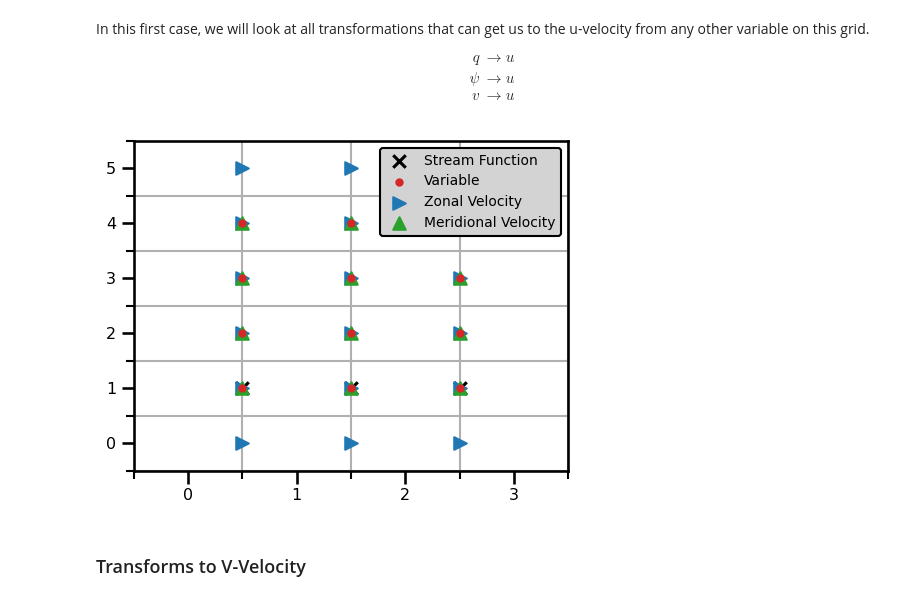
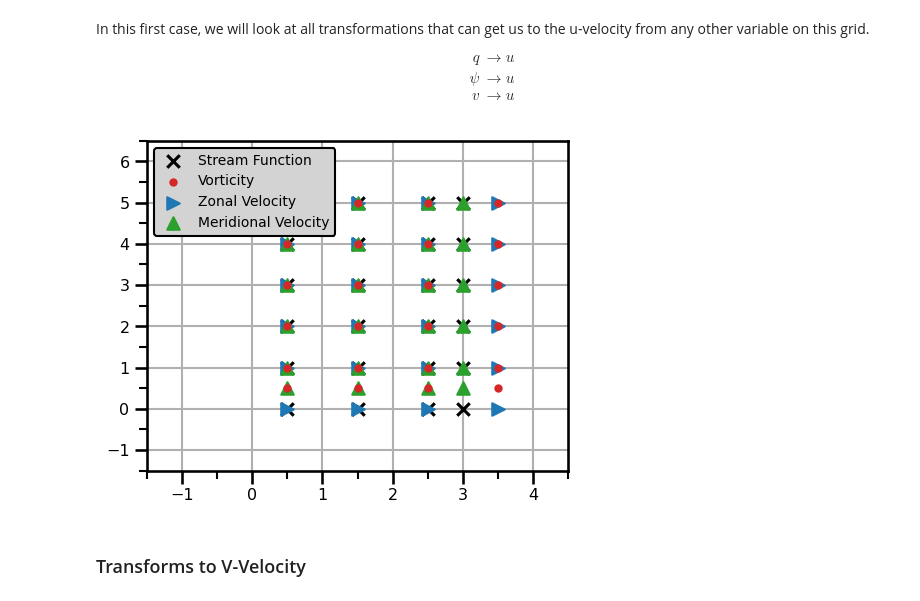
Before and after one commit to jejjohnson/jaxsw, a Jupyter notebook: jbook/content/geometry/staggering.ipynb, the cells around one changed output. Cells and saved outputs as stored; diff of their text form; code cells hidden in the pictures.

```diff
--- a/jbook/content/geometry/staggering.ipynb
+++ b/jbook/content/geometry/staggering.ipynb
@@ -419,56 +436,63 @@ q_on_u_y = C_grid.face_to_edge_tb_2D(q_field[..., 1])
+# %%
+psi_x_on_u = F_grid.grid_operator(psi_x, ("right", None))
+psi_y_on_u = F_grid.grid_operator(psi_y, ("right", None))
+
+v_x_on_u = F_grid.grid_operator(v_x, ("right", "left"))
+v_y_on_u = F_grid.grid_operator(v_y, ("right", "left"))
+
+q_x_on_u = F_grid.grid_operator(q_x, (None, "left"))
+q_y_on_u = F_grid.grid_operator(q_y, (None, "left"))
 # %%
 fig, ax = plt.subplots(figsize=(5, 4))
 
-
 ax.scatter(
-    psi_on_u_x[..., 0].ravel(),
-    psi_on_u_y[..., 1].ravel(),
+    psi_x_on_u.values.ravel(),
+    psi_y_on_u.values.ravel(),
     marker="x",
     color="black",
     zorder=2,
     label="Stream Function",
 )
-
 ax.scatter(
-    q_on_u_x.ravel(),
-    q_on_u_y.ravel(),
+    q_x_on_u.values.ravel(),
+    q_y_on_u.values.ravel(),
     marker=".",
     color="tab:red",
     zorder=3,
-    label="Variable",
+    label="Vorticity",
 )
 ax.scatter(
-    u_field[..., 0].ravel(),
-    u_field[..., 1].ravel(),
+    u_x.values.ravel(),
+    u_y.values.ravel(),
     marker=">",
     color="tab:blue",
     zorder=2,
     label="Zonal Velocity",
 )
 ax.scatter(
-    v_on_u_x.ravel(),
-    v_on_u_y.ravel(),
+    v_x_on_u.values.ravel(),
+    v_y_on_u.values.ravel(),
     marker="^",
     color="tab:green",
     zorder=2,
     label="Meridional Velocity",
 )
 
 ax.xaxis.set_major_locator(MultipleLocator(1))
 ax.xaxis.set_minor_locator(MultipleLocator(0.5))
 ax.yaxis.set_major_locator(MultipleLocator(1))
 ax.yaxis.set_minor_locator(MultipleLocator(0.5))
 
-ax.set(xlim=[-0.5, n_rows + 0.5], ylim=[-0.5, n_cols + 0.5])
+ax.set(xlim=[-1.5, n_rows + 1.5], ylim=[-1.5, n_cols + 1.5])
 ax.grid(
-    which="minor",
+    which="major",
     zorder=1,
 )
 plt.legend(fontsize=10, edgecolor="black", framealpha=1.0, facecolor="lightgray")
 plt.tight_layout()
 plt.show()
 # %% [output]
-[figure, old version]
+[figure, new version]
 # %% [markdown]
 ### Transforms to V-Velocity
 # %% [markdown]
```
Also changed, not shown: parts of 26 cells of this notebook, 6 other files.
